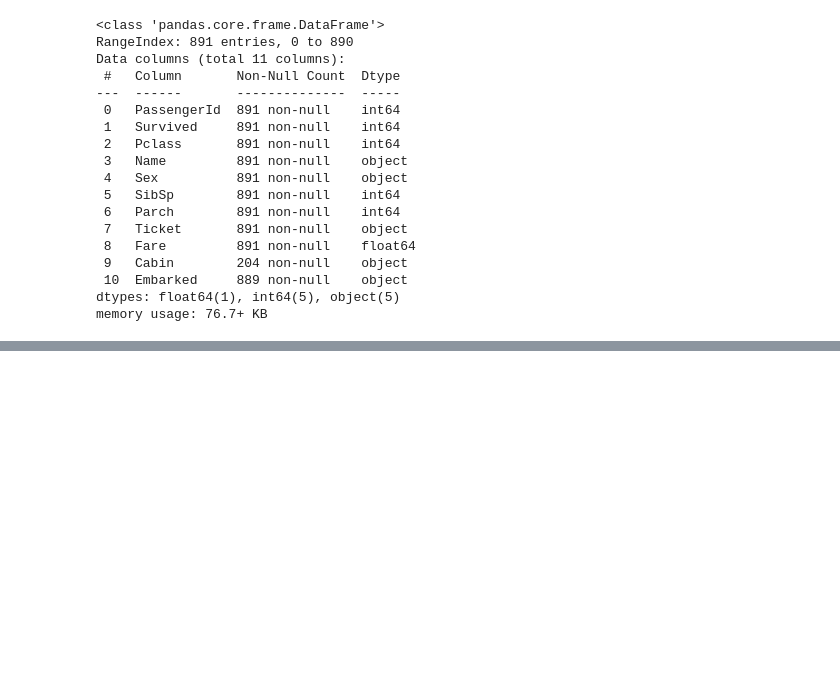
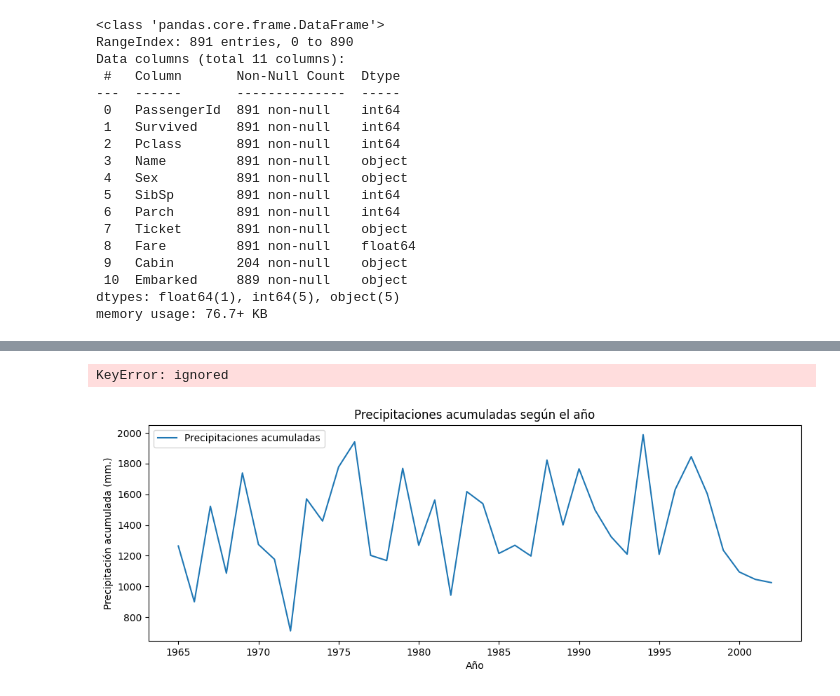
Before and after one commit to Jorge-89/Data-Science-CoderHouse, a Jupyter notebook: Titanic_Pandas.ipynb, the cells around one changed output, grey strips where cells are left out. Saved outputs shown, nothing was run; the diff lists cells and outputs as text; code cells hidden in the pictures; blank space fills up the shorter version.

```diff
--- a/Titanic_Pandas.ipynb
+++ b/Titanic_Pandas.ipynb
@@ -287,22 +301,3 @@ Data columns (total 11 columns):
  10  Embarked     889 non-null    object
 dtypes: float64(1), int64(5), object(5)
 memory usage: 76.7+ KB
-# %%
-import numpy as np
-import matplotlib.pyplot as plt
-import random
-
-
-X=np.arange(1950,2005)
-Y=np.cos(X)
-
-
-marcas=[1950+i for i in range(1,56)]
-
-plt.figure(figsize=(8,6))
-plt.scatter(X,Y,s=100,color="red")
-plt.xlabel("X")
-plt.ylabel("Y")
-
-for i, label in enumerate(marcas):
-    plt.annotate(label, (X[i], Y[i]))
@@ -310,0 +397,13 @@ for i, label in enumerate(marcas):
+# %%
+fig, ax = plt.subplots(figsize=(12, 4))
+ax.plot(x, y, label='Precipitaciones acumuladas')
+ax.set_xlabel('Año')
+ax.set_ylabel('Precipitación acumulada (mm.)')
+ax.set_title('Precipitaciones acumuladas según el año')
+ax.legend()
+
+for i, label in enumerate(x):
+    plt.annotate(label, (x[i], y[i]))
+# %% [output]
+KeyError: ignored
+[figure, added]
```
Also changed, not shown: parts of 18 cells of this notebook.
